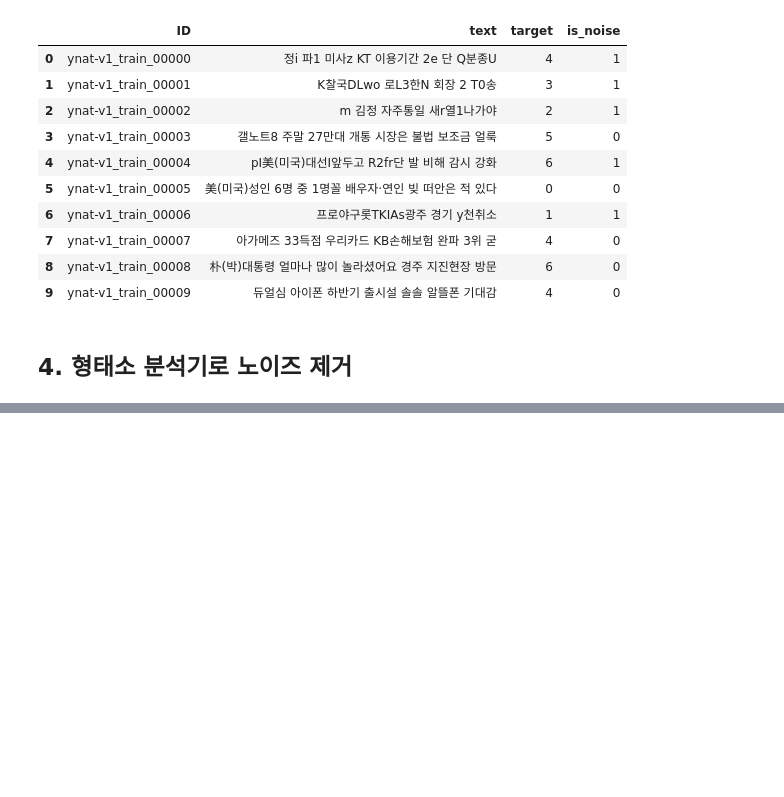
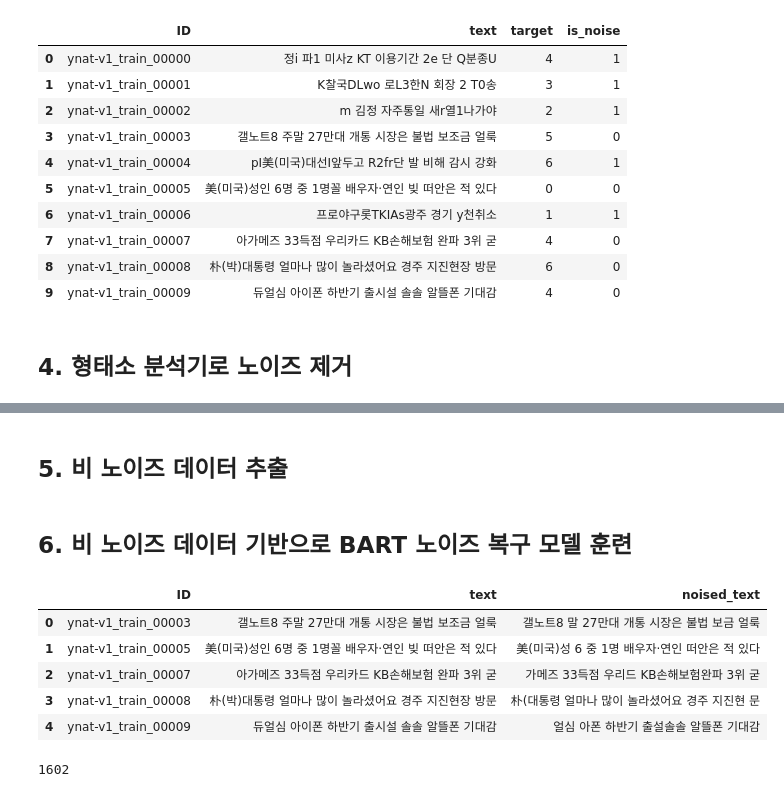
Before and after one commit to yeseoLee/Data-Centric-Topic-Classification, a Jupyter notebook: notebooks/denoising.ipynb, the cells around one changed output, grey strips where cells are left out. Saved outputs shown, nothing was run; the diff lists cells and outputs as text; code cells hidden in the pictures; blank space fills up the shorter version.

```diff
--- a/notebooks/denoising.ipynb
+++ b/notebooks/denoising.ipynb
@@ -193,0 +194,2 @@ df.to_csv("4_d_1606_only_noise.csv", index=False)
+# %% [markdown]
+## 5. 비 노이즈 데이터 추출
@@ -193,0 +201,54 @@ df.to_csv("4_d_1606_only_noise.csv", index=False)
+# %% [markdown]
+## 6. 비 노이즈 데이터 기반으로 BART 노이즈 복구 모델 훈련
+# %%
+import pandas as pd
+df_train = pd.read_csv("../data/5_d_1198_only_not_noise.csv")
+# %%
+import random
+import re
+
+# 노이즈 문장에서 추출한 특수문자 목록
+special_characters = ['…', '.', '·', '%', '"', '-', '(', '|', '?', ',', '}', ':', '&', '_', '{', '~', '#', '\\', '*', ')', '$', '=', '+', '`', ';', "'", '!', '@', '<', '/', '>', '[', ']', '^', '↑', '∼', '↓', '→', '㎜', '＋', 'ㆍ', '㎞', '㎡', 'ｍ', '②', '％', '㎝', '↔', '⅔', '㎏', '④', '③']
+
+def introduce_noise(text: str) -> str:
+    # 한글 문자 찾기
+    hangul_chars = re.findall(r'[가-힣]', text)
+    # 20%에 해당하는 개수 계산 (최소 1개)
+    num_noise = max(1, int(len(hangul_chars) * 0.2))
+
+    # 변경할 인덱스 랜덤 선택
+    indexes_to_replace = random.sample(range(len(hangul_chars)), num_noise)
+
+    # 텍스트 수정을 위한 리스트 변환
+    noisy_text = list(text)
+
+    for index in indexes_to_replace:
+        # 랜덤 문자 생성 (숫자, 영어 대소문자, 정의된 특수문자)
+        random_char = random.choice(
+            [chr(x) for x in (
+                list(range(48, 58)) +     # 숫자 (0-9)
+                list(range(65, 91)) +     # 대문자 (A-Z)
+                list(range(97, 123))      # 소문자 (a-z)
+            )] + special_characters            # 정의된 특수문자
+        )
+
+        # 한글 문자를 랜덤 문자로 교체
+        char_index = text.index(hangul_chars[index])
+        # noisy_text[char_index] = random_char
+        noisy_text[char_index] = ""
+        # 사용된 한글 문자 제거 (같은 문자 중복 변경 방지)
+        text = text[:char_index] + text[char_index + 1:]
+
+    return ''.join(noisy_text)
+# %%
+df_train["noised_text"] = df_train["text"].copy()
+df_train.loc[:,"noised_text"] = df_train["noised_text"].apply(introduce_noise)
+df_train = df_train[["ID","text","noised_text"]]
+df_train.head()
+# %% [output]
+|  | ID | text | noised_text |
+| 0 | ynat-v1_train_00003 | 갤노트8 주말 27만대 개통 시장은 불법 보조금 얼룩 | 갤노트8 말 27만대 개통 시장은 불법 보금 얼룩 |
+| 1 | ynat-v1_train_00005 | 美(미국)성인 6명 중 1명꼴 배우자·연인 빚 떠안은 적 있다 | 美(미국)성 6 중 1명 배우자·연인 떠안은 적 있다 |
+| 2 | ynat-v1_train_00007 | 아가메즈 33득점 우리카드 KB손해보험 완파 3위 굳 | 가메즈 33득점 우리드 KB손해보험완파 3위 굳 |
+| 3 | ynat-v1_train_00008 | 朴(박)대통령 얼마나 많이 놀라셨어요 경주 지진현장 방문 | 朴(대통령 얼마나 많이 놀라셨어요 경주 지진현 문 |
+| 4 | ynat-v1_train_00009 | 듀얼심 아이폰 하반기 출시설 솔솔 알뜰폰 기대감 | 얼심 아폰 하반기 출설솔솔 알뜰폰 기대감 |
@@ -193,0 +258,5 @@ df.to_csv("4_d_1606_only_noise.csv", index=False)
+# %%
+test_data = list(df_test["text"])
+len(test_data)
+# %% [output]
+1602
```
Also changed, not shown: parts of 19 cells of this notebook, 2 other files.
